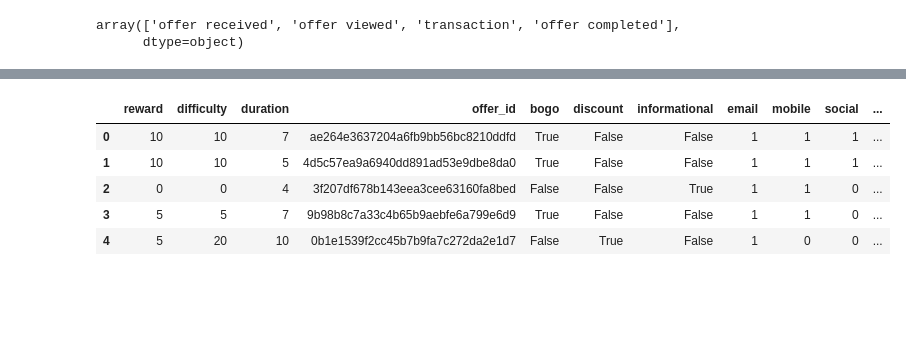
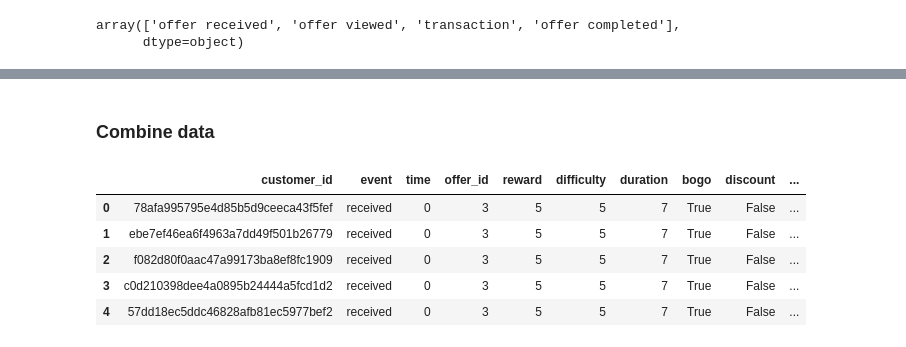
Before and after one commit to luongnguyentrong/starbuck-udacity-capstone, a Jupyter notebook: Starbucks_Capstone_notebook.ipynb, the cells around one changed output, grey strips where cells are left out. Drawn from its saved outputs; the diff is of its cells as text; code cells hidden in the pictures; blank space fills up the shorter version.

```diff
--- a/Starbucks_Capstone_notebook.ipynb
+++ b/Starbucks_Capstone_notebook.ipynb
@@ -225,9 +317,3 @@ events = offer_events["event"].apply(lambda x: x.split(' ')[1])
-# %%
-offer_events = pd.concat([offer_events, pd.get_dummies(events)], axis=1)
-# %%
-offer_events.drop(columns=["event", "value"], inplace=True)
-# %%
-offer_events.rename(columns={"person": "customer_id"}, inplace=True)
 # %%
 offer_events.head()
 # %% [output]
@@ -314,9 +385,13 @@ cleaned_profile
+# %% [markdown]
+### Combine data
+# %%
+df = offer_events.merge(portfolio, on="offer_id")
 # %%
-cleaned_portfolio.head()
+df.head()
 # %% [output]
-|  | reward | difficulty | duration | offer_id | bogo | discount | informational | email | mobile | social | ... |
-| 0 | 10 | 10 | 7 | ae264e3637204a6fb9bb56bc8210ddfd | True | False | False | 1 | 1 | 1 | ... |
-| 1 | 10 | 10 | 5 | 4d5c57ea9a6940dd891ad53e9dbe8da0 | True | False | False | 1 | 1 | 1 | ... |
-| 2 | 0 | 0 | 4 | 3f207df678b143eea3cee63160fa8bed | False | False | True | 1 | 1 | 0 | ... |
-| 3 | 5 | 5 | 7 | 9b98b8c7a33c4b65b9aebfe6a799e6d9 | True | False | False | 1 | 1 | 0 | ... |
-| 4 | 5 | 20 | 10 | 0b1e1539f2cc45b7b9fa7c272da2e1d7 | False | True | False | 1 | 0 | 0 | ... |
+|  | customer_id | event | time | offer_id | reward | difficulty | duration | bogo | discount | ... |
+| 0 | 78afa995795e4d85b5d9ceeca43f5fef | received | 0 | 3 | 5 | 5 | 7 | True | False | ... |
+| 1 | ebe7ef46ea6f4963a7dd49f501b26779 | received | 0 | 3 | 5 | 5 | 7 | True | False | ... |
+| 2 | f082d80f0aac47a99173ba8ef8fc1909 | received | 0 | 3 | 5 | 5 | 7 | True | False | ... |
+| 3 | c0d210398dee4a0895b24444a5fcd1d2 | received | 0 | 3 | 5 | 5 | 7 | True | False | ... |
+| 4 | 57dd18ec5ddc46828afb81ec5977bef2 | received | 0 | 3 | 5 | 5 | 7 | True | False | ... |
```
Also changed, not shown: parts of 87 cells of this notebook.
